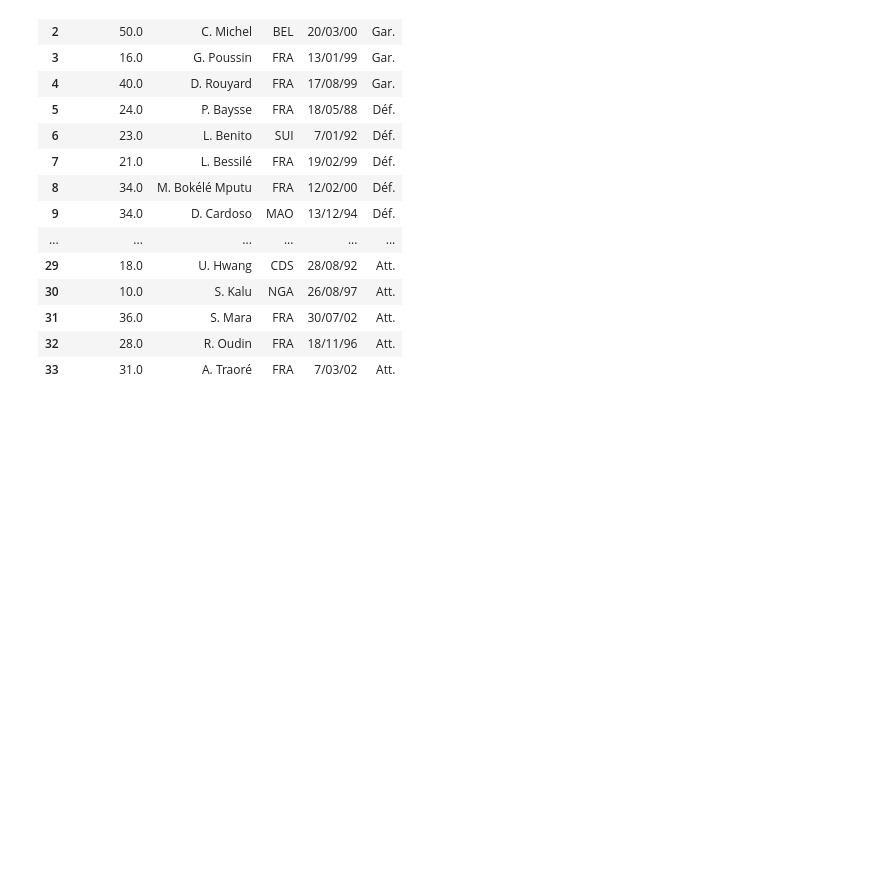
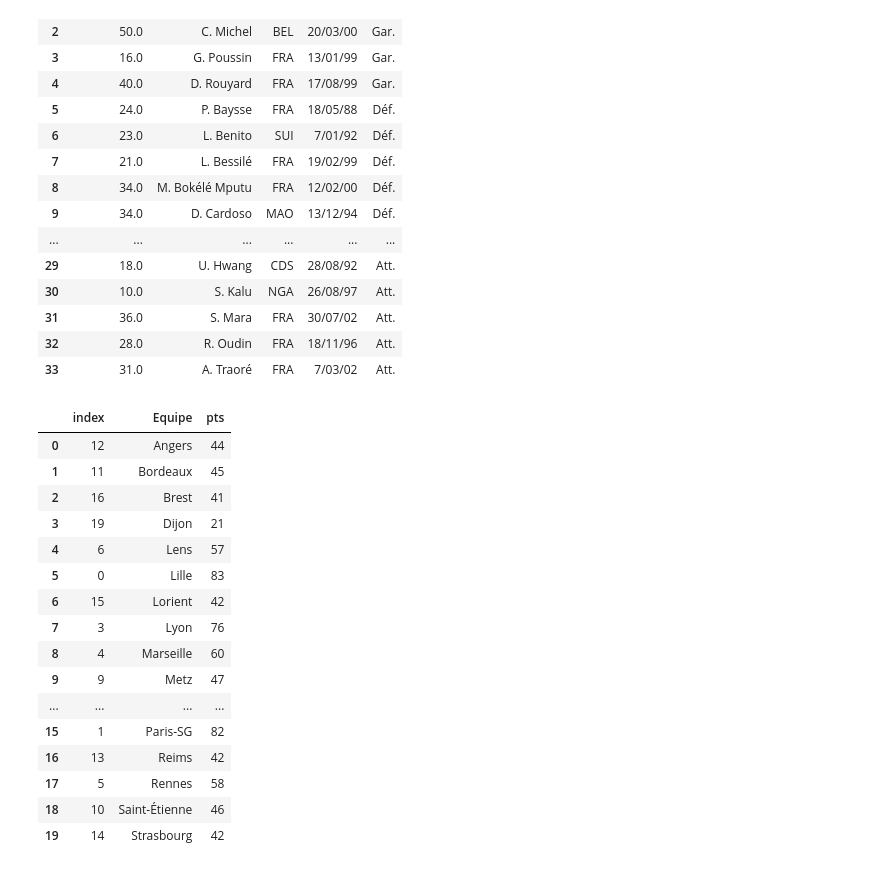
Before and after one commit to clement-camara/brief-foot, a Jupyter notebook: scrapping_teams.ipynb, the cells around one changed output. Drawn from its saved outputs; the diff is of its cells as text; code cells hidden in the pictures; blank space fills up the shorter version.

```diff
--- a/scrapping_teams.ipynb
+++ b/scrapping_teams.ipynb
@@ -124,3 +125,27 @@ list_dfs[1][2]
 | 31 | 36.0 | S. Mara | FRA | 30/07/02 | Att. |
 | 32 | 28.0 | R. Oudin | FRA | 18/11/96 | Att. |
 | 33 | 31.0 | A. Traoré | FRA | 7/03/02 | Att. |
+# %%
+df_classement = pd.read_html('https://www.lequipe.fr/Football/ligue-1/saison-2020-2021/page-classement-equipes/general')[0]
+df_classement = df_classement.rename(columns={'Unnamed: 1':'Equipe'})
+df_rank = df_classement[['Equipe','pts']]
+df_rank = df_rank.sort_values(by='Equipe').reset_index()
+df_rank
+# %% [output]
+|  | index | Equipe | pts |
+| 0 | 12 | Angers | 44 |
+| 1 | 11 | Bordeaux | 45 |
+| 2 | 16 | Brest | 41 |
+| 3 | 19 | Dijon | 21 |
+| 4 | 6 | Lens | 57 |
+| 5 | 0 | Lille | 83 |
+| 6 | 15 | Lorient | 42 |
+| 7 | 3 | Lyon | 76 |
+| 8 | 4 | Marseille | 60 |
+| 9 | 9 | Metz | 47 |
+| ... | ... | ... | ... |
+| 15 | 1 | Paris-SG | 82 |
+| 16 | 13 | Reims | 42 |
+| 17 | 5 | Rennes | 58 |
+| 18 | 10 | Saint-Étienne | 46 |
+| 19 | 14 | Strasbourg | 42 |
```
Also changed, not shown: parts of 5 cells of this notebook, 3 other files.
